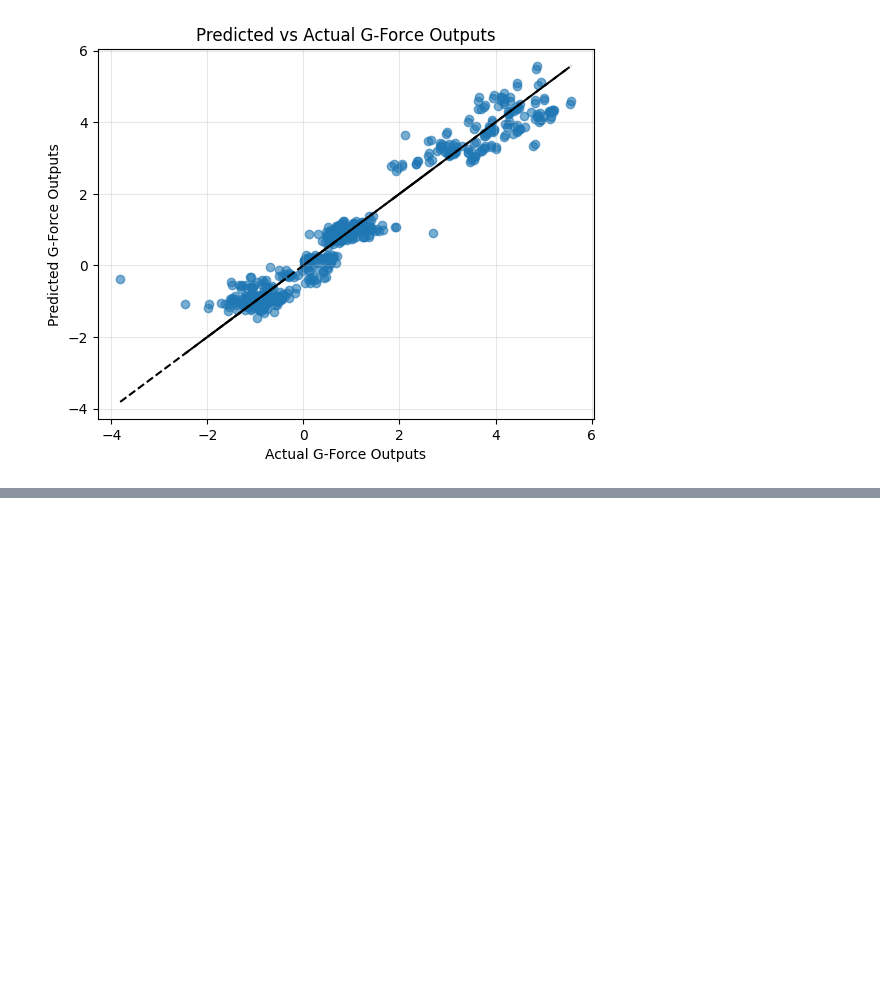
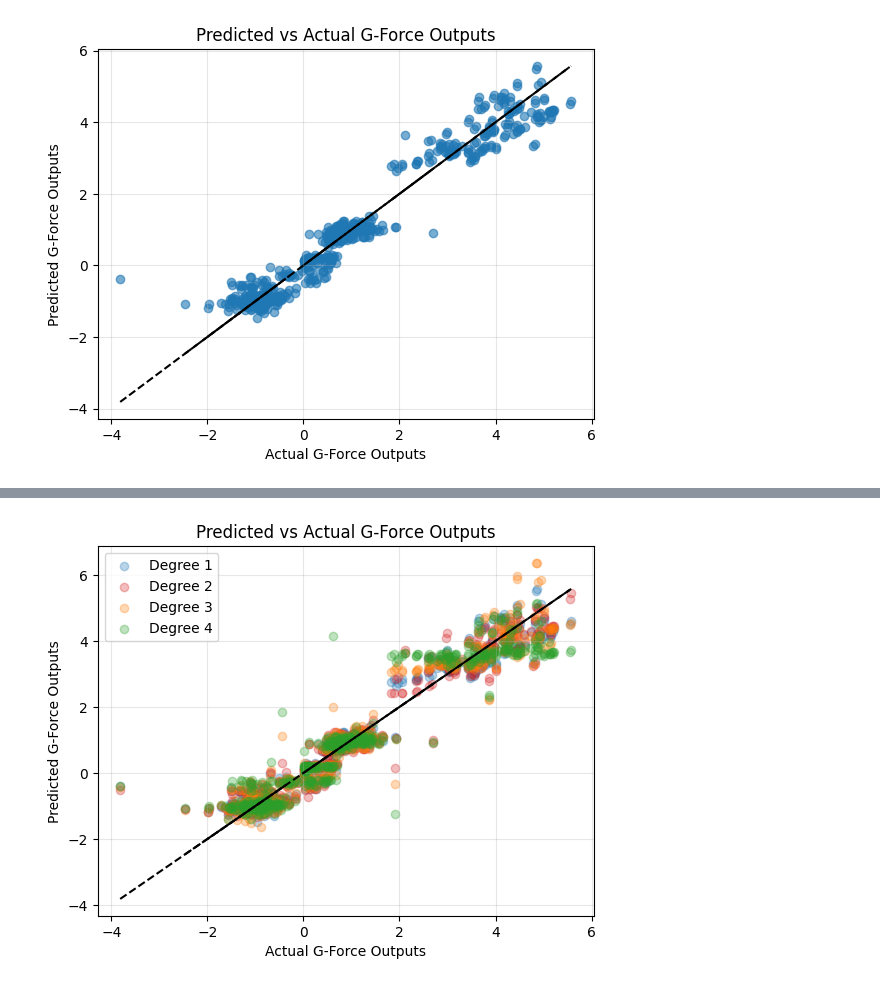
Before and after one commit to enmaxwell/ME4452_MLProject_Feinstein_Maxwell, a Jupyter notebook: ME4452_MultipleRegression_Polynomial_Feinstein_Maxwell.ipynb, the cells around one changed output, grey strips where cells are left out. Drawn from its saved outputs; the diff is of its cells as text; code cells hidden in the pictures; blank space fills up the shorter version.

```diff
--- a/ME4452_MultipleRegression_Polynomial_Feinstein_Maxwell.ipynb
+++ b/ME4452_MultipleRegression_Polynomial_Feinstein_Maxwell.ipynb
@@ -221,0 +182,18 @@ Loss Value Validation Set (MSE): 0.3206272734664589
+# %%
+np.random.seed(1)
+
+plt.scatter(y_val,y_pred_val_1, c="tab:blue", alpha=0.3,label='Degree 1')
+plt.scatter(y_val,y_pred_val_2, c="tab:red", alpha=0.3,label='Degree 2')
+plt.scatter(y_val,y_pred_val_3, c="tab:orange", alpha=0.3,label='Degree 3')
+plt.scatter(y_val,y_pred_val_4, c="tab:green", alpha=0.3,label='Degree 4')
+
+plt.plot([y_val.min(),y_val.max()],[y_val.min(),y_val.max()],"k--")
+
+plt.ylabel("Predicted G-Force Outputs")
+plt.xlabel("Actual G-Force Outputs")
+plt.title("Predicted vs Actual G-Force Outputs")
+plt.legend()
+plt.grid(True, alpha=0.3)
+plt.show()
+# %% [output]
+[figure, added]
```
Also changed, not shown: parts of 2 cells of this notebook.
